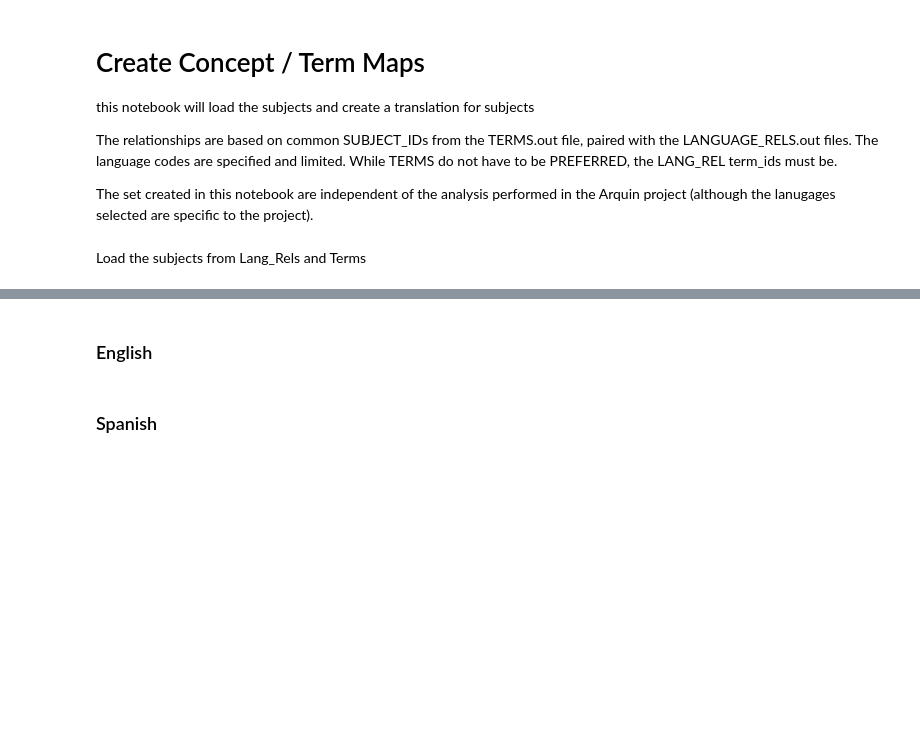
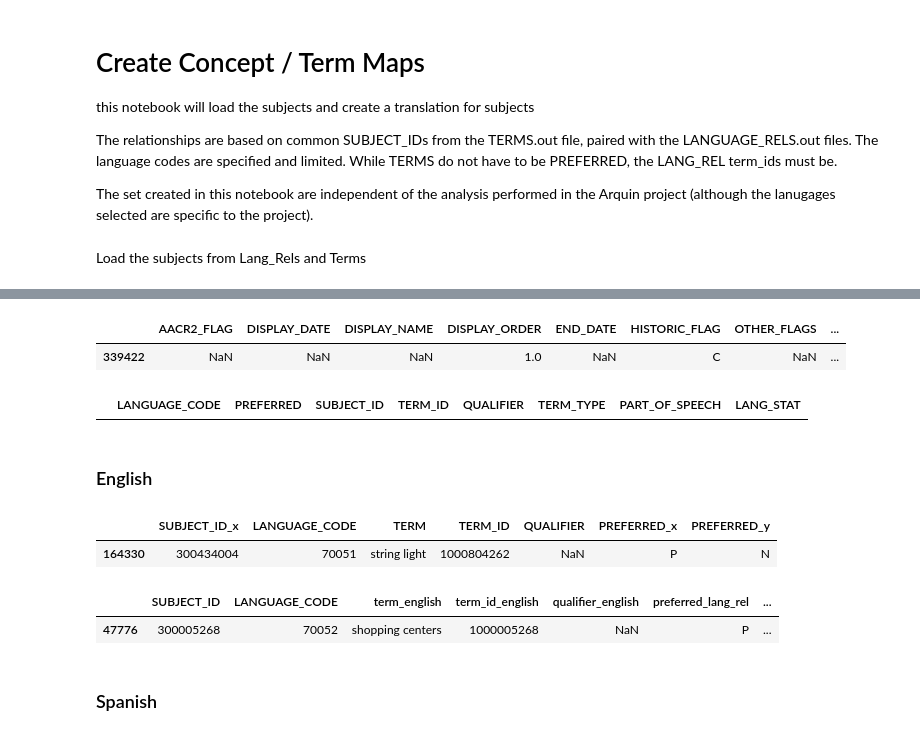
Before and after one commit to EthanDF/arquin, a Jupyter notebook: subject_translations.ipynb, the cells around one changed output, grey strips where cells are left out. Drawn from its saved outputs; the diff is of its cells as text; code cells hidden in the pictures; blank space fills up the shorter version.

```diff
--- a/subject_translations.ipynb
+++ b/subject_translations.ipynb
@@ -20,7 +33,17 @@ terms, lang_rels = load_metadata(eng_only=False, return_concepts=False)
 # %%
 t = terms
+# %%
+t2 = t[t['SUBJECT_ID']=='300423325']
+t2[t2['PREFERRED'] == 'P']
+# %% [output]
+|  | AACR2_FLAG | DISPLAY_DATE | DISPLAY_NAME | DISPLAY_ORDER | END_DATE | HISTORIC_FLAG | OTHER_FLAGS | ... |
+| 339422 | NaN | NaN | NaN | 1.0 | NaN | C | NaN | ... |
 # %%
 l = lang_rels[lang_rels['PREFERRED']=='P']
+# %%
+l[l['TERM_ID']=='1000784682']
+# %% [output]
+|  | LANGUAGE_CODE | PREFERRED | SUBJECT_ID | TERM_ID | QUALIFIER | TERM_TYPE | PART_OF_SPEECH | LANG_STAT |
 # %%
 # Example
 # t[t['TERM_ID']=='1000414052'][['SUBJECT_ID','TERM_ID']]
@@ -43,0 +71,5 @@ lt_english = pd.merge(t, l_english, on=('TERM_ID'))[headers]
+# %%
+lt_english[lt_english['SUBJECT_ID_x'] == '300434004']
+# %% [output]
+|  | SUBJECT_ID_x | LANGUAGE_CODE | TERM | TERM_ID | QUALIFIER | PREFERRED_x | PREFERRED_y |
+| 164330 | 300434004 | 70051 | string light | 1000804262 | NaN | P | N |
@@ -44,2 +85,6 @@ lt_english = pd.merge(t, l_english, on=('TERM_ID'))[headers]
 # %%
-# lt_english
+# example
+lt_english[lt_english['SUBJECT_ID'] == '300005268']
+# %% [output]
+|  | SUBJECT_ID | LANGUAGE_CODE | term_english | term_id_english | qualifier_english | preferred_lang_rel | ... |
+| 47776 | 300005268 | 70052 | shopping centers | 1000005268 | NaN | P | ... |
```
Also changed, not shown: parts of 16 cells of this notebook, 4 other files.
